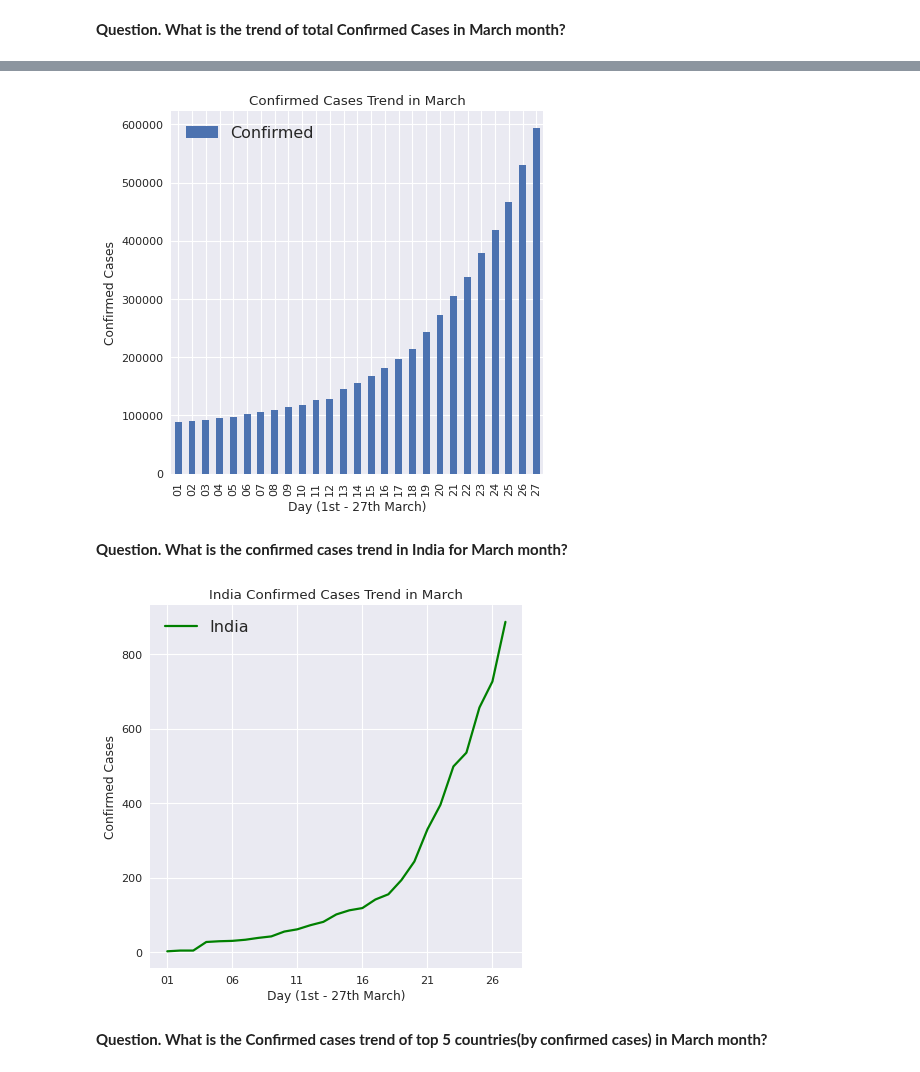
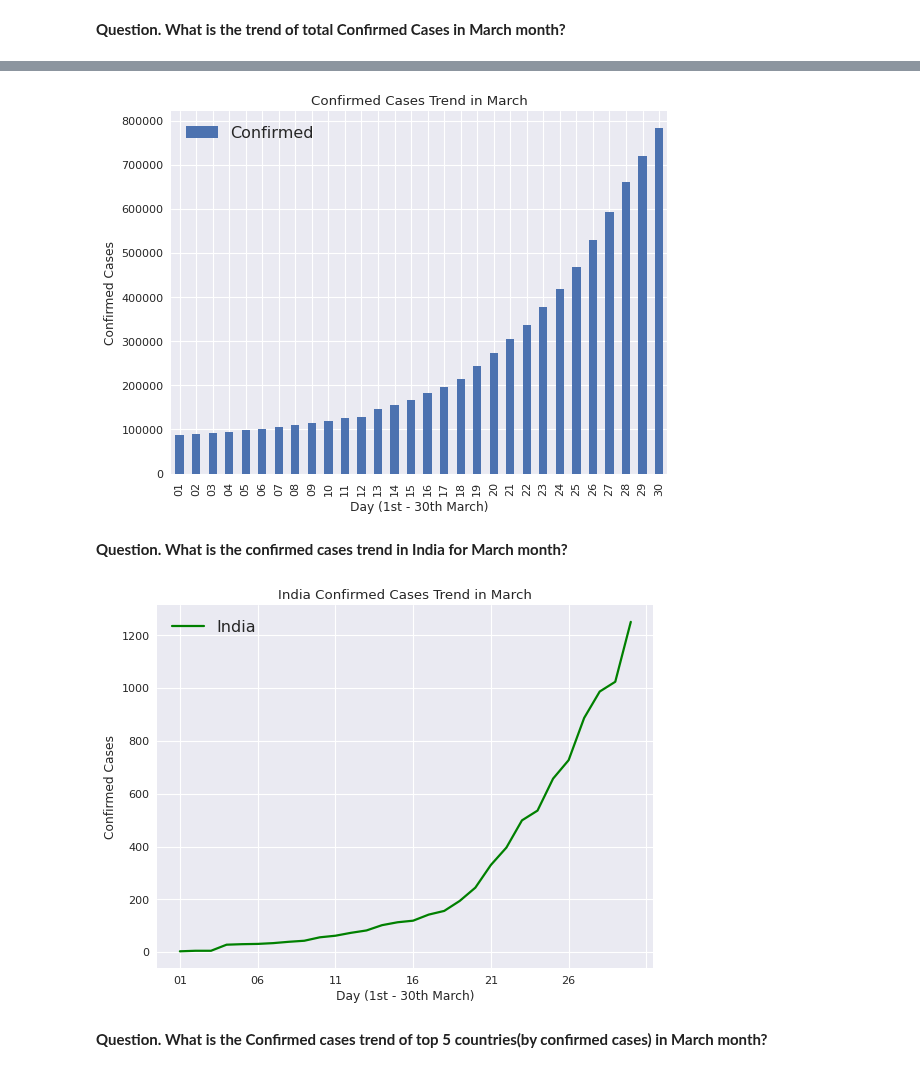
Before and after one commit to pardeep-singh/ml_classroom, a Jupyter notebook: eda/covid19.ipynb, the cells around one changed output, grey strips where cells are left out. Cells and saved outputs as stored; diff of their text form; code cells hidden in the pictures.

```diff
--- a/eda/covid19.ipynb
+++ b/eda/covid19.ipynb
@@ -319,7 +320,7 @@ covid19_df[covid19_df['ObservationDate'] == covid19_df['ObservationDate'].max()]
 # %%
 # Matplot lib better defaults
 plt.style.use('seaborn')
-plt.rcParams['figure.figsize'] = [6, 6]
+plt.rcParams['figure.figsize'] = [8, 6]
 plt.rcParams['figure.dpi'] = 80
 plt.rcParams['savefig.dpi'] = 100
 plt.rcParams['lines.linewidth'] = 2.0
@@ -355,23 +356,23 @@ plt.legend();
 # %%
 march_data.groupby('Day')[['Confirmed']].sum().plot.bar()
 
 plt.title('Confirmed Cases Trend in March')
-plt.xlabel('Day (1st - 27th March)')
+plt.xlabel('Day (1st - 30th March)')
 plt.ylabel('Confirmed Cases')
 plt.legend();
 # %% [output]
-[figure, old version]
+[figure, new version]
 # %% [markdown]
 **Question. What is the confirmed cases trend in India for March month?**
 # %%
 march_data[march_data['Country'] == 'India']\
     .plot(x='Day', y='Confirmed', label='India', color='green')
 plt.title('India Confirmed Cases Trend in March')
-plt.xlabel('Day (1st - 27th March)')
+plt.xlabel('Day (1st - 30th March)')
 plt.ylabel('Confirmed Cases')
 plt.legend();
 # %% [output]
-[figure, old version]
+[figure, new version]
 # %% [markdown]
 **Question. What is the Confirmed cases trend of top 5 countries(by confirmed cases) in March month?**
 # %%
```
Also changed, not shown: parts of 38 cells of this notebook, 2 other files.
